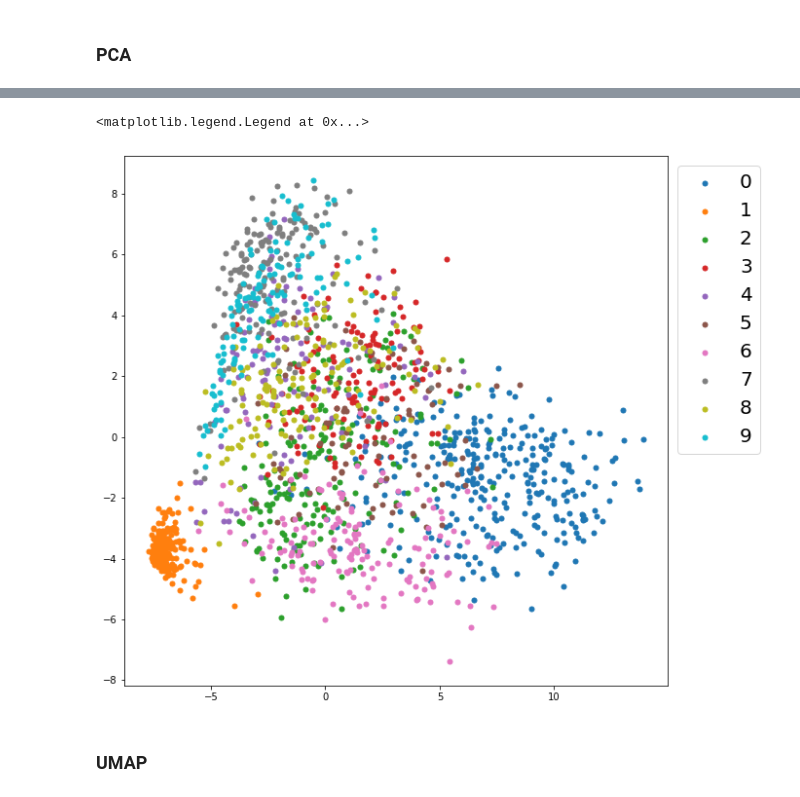
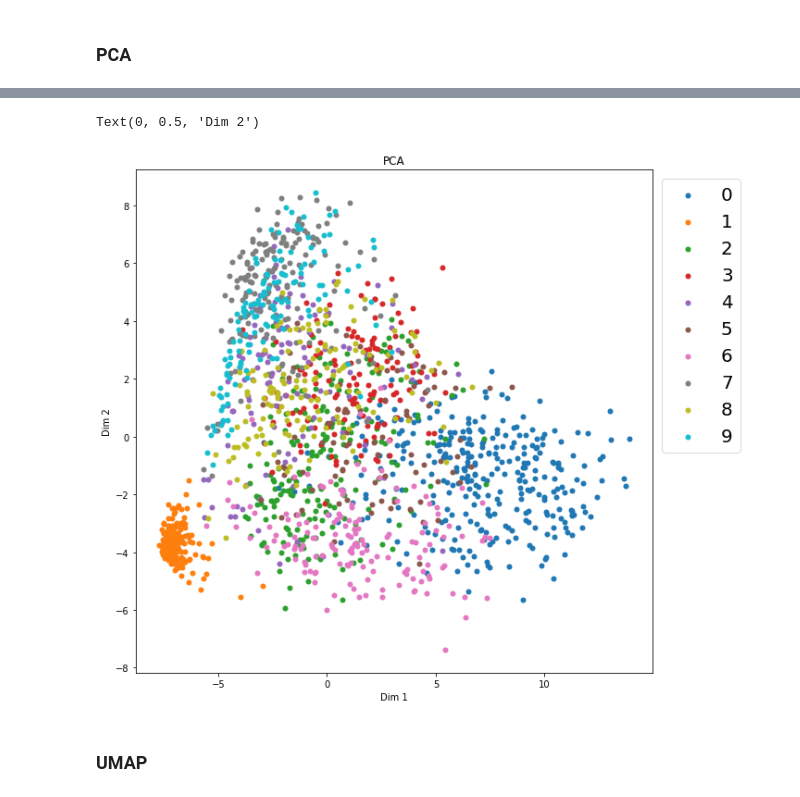
Before and after one commit to n0rdp0l/DeepLearning, a Jupyter notebook: Assignment_1/Assignment_1_Felix.ipynb, the cells around one changed output, grey strips where cells are left out. Cells and saved outputs as stored; diff of their text form; code cells hidden in the pictures.

```diff
--- a/Assignment_1/Assignment_1_Felix.ipynb
+++ b/Assignment_1/Assignment_1_Felix.ipynb
@@ -116,14 +100,17 @@ PCs = pca.fit_transform(train_in)
 # %%
 plt.figure(figsize=(10,10))
 
 for i in range(10):
-    mask = train_out == i
-    plt.scatter(PCs[mask, 0], PCs[mask, 1], label=i, s=25, alpha=1)
+    ind = train_out == i
+    plt.scatter(PCs[ind, 0], PCs[ind, 1], label=i, s=25, alpha=1)
 
 plt.legend(bbox_to_anchor=(1.00, 1), loc='upper left',fontsize=20)
+plt.title("PCA")
+plt.xlabel("Dim 1")
+plt.ylabel("Dim 2")
 # %% [output]
-<matplotlib.legend.Legend at 0x...>
+Text(0, 0.5, 'Dim 2')
-[figure, old version]
+[figure, new version]
 # %% [markdown]
 ### UMAP
 # %%
```
Also changed, not shown: parts of 8 cells of this notebook.
